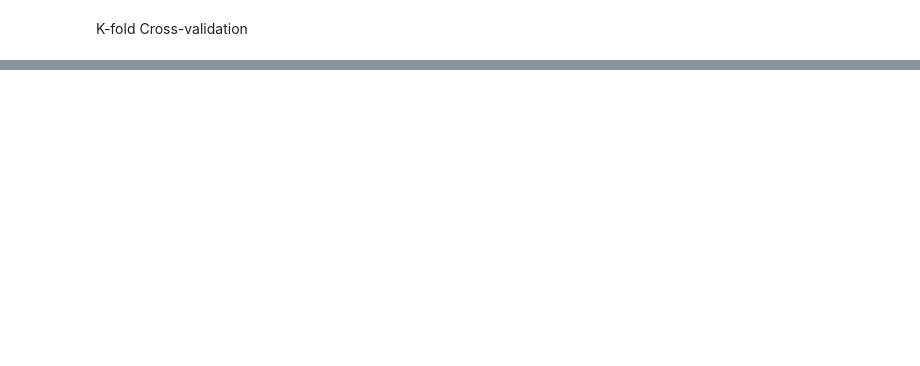
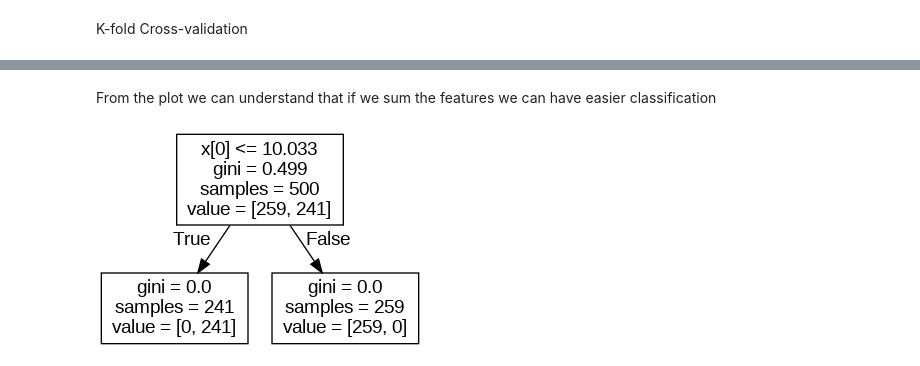
Before and after one commit to maurilanzo/Data-Science-Lab, a Jupyter notebook: ds-labs/lab4/lab04_ds.ipynb, the cells around one changed output, grey strips where cells are left out. Cells and saved outputs as stored; diff of their text form; code cells hidden in the pictures; blank space fills up the shorter version.

```diff
--- a/ds-labs/lab4/lab04_ds.ipynb
+++ b/ds-labs/lab4/lab04_ds.ipynb
@@ -168,0 +294,12 @@ ValueError: Number of labels=7 does not match number of samples=28
+# %% [markdown]
+From the plot we can understand that if we sum the features we can have easier classification
+# %%
+X_ = X['x0']+X["x1"]
+
+clf = DecisionTreeClassifier()
+clf.fit(pd.DataFrame(X_), y)
+dot_code = export_graphviz ( clf )
+graph = pydot.graph_from_dot_data(dot_code)
+Image(graph[0].create_png())
+# %% [output]
+[figure, added]
```
Also changed, not shown: parts of 15 cells of this notebook.
